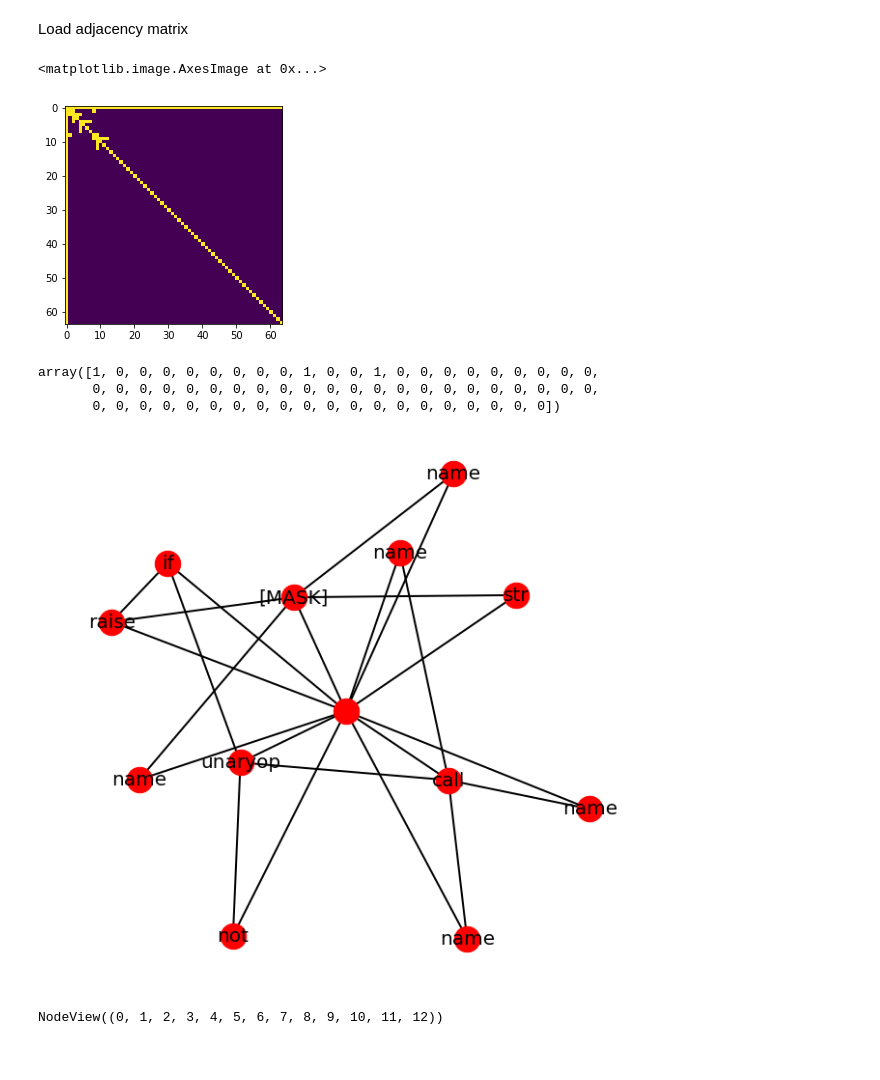
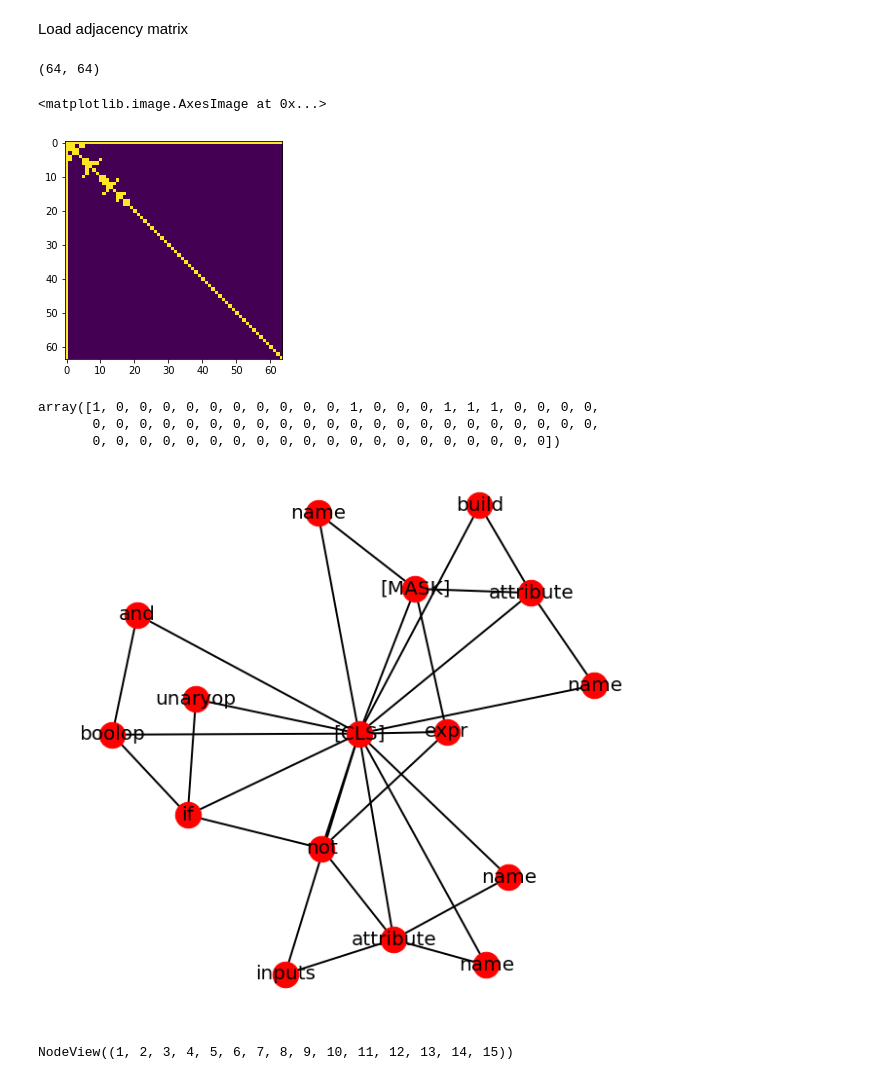
Before and after one commit to dtsbourg/BiFocalE, a Jupyter notebook: notebook/Inspect Attention.ipynb, the cells around one changed output. Drawn from its saved outputs; the diff is of its cells as text; code cells hidden in the pictures.

```diff
--- a/notebook/Inspect Attention.ipynb
+++ b/notebook/Inspect Attention.ipynb
@@ -14,6 +14,6 @@ path = '../sparse/cls_output/attention_results.tsv'
 # %% [markdown]
 Load vocabulary
 # %%
-vocab = pd.read_csv('../sparse/vocab-code.txt', header=None)
+vocab = pd.read_csv('../sparse/sparse_tmp_vocab-code.txt', header=None)
 vocab.shape
 # %% [output]
@@ -21,7 +21,7 @@ vocab.shape
 # %% [markdown]
 Load predictions results
 # %%
-results_df = pd.read_csv('../funcname_magret/pretraining_output/eval_results_masked_lm.txt')
+results_df = pd.read_csv('../sparse/pretraining_output-100k/eval_results_masked_lm.txt')
 results_df.head(10)
 # %% [output]
 |  | masked_lm_predictions | label_ids | masked_lm_positions | 0 | 1 | 2 | 3 | 4 | ... |
@@ -85,17 +106,23 @@ Load adjacency matrix
+# %%
+m = io.mmread('../sparse/adj/'+str(0)+'_sparse_mlm_split_magret_adj_val.mtx')
+A = m.toarray()
+A.shape
+# %% [output]
+(64, 64)
 # %%
-adj_df = pd.read_csv('../funcname_magret/cls_with_funcsplit_magret_adj_single.txt', header=None)
-A = np.asarray(adj_df)
+#adj_df = pd.read_csv('../funcname_magret/cls_with_funcsplit_magret_adj_single.txt', header=None)
+#A = np.asarray(adj_df)
 # %%
 import networkx as nx
 # %%
 plt.imshow(A)
 # %% [output]
 <matplotlib.image.AxesImage at 0x...>
-[figure, old version]
+[figure, new version]
 # %%
 A[emb_len-1,:]
 # %% [output]
-array([1, 0, 0, 0, 0, 0, 0, 0, 0, 1, 0, 0, 1, 0, 0, 0, 0, 0, 0, 0, 0, 0,
+array([1, 0, 0, 0, 0, 0, 0, 0, 0, 0, 0, 1, 0, 0, 0, 1, 1, 1, 0, 0, 0, 0,
        0, 0, 0, 0, 0, 0, 0, 0, 0, 0, 0, 0, 0, 0, 0, 0, 0, 0, 0, 0, 0, 0,
        0, 0, 0, 0, 0, 0, 0, 0, 0, 0, 0, 0, 0, 0, 0, 0, 0, 0, 0, 0])
 # %%
@@ -104,18 +131,18 @@ G=nx.from_numpy_matrix(A[:emb_len,:emb_len])
 # %%
 plt.figure(figsize=(10,10))
 pos = nx.spring_layout(G)  # positions for all nodes
 # nodes
 nx.draw_networkx_nodes(G, pos, node_size=700)
 # edges
 nx.draw_networkx_edges(G, pos, width=2)
 # labels
-nx.draw_networkx_labels(G, pos, labels=dict(zip(range(1,emb_len),pred_str[1:emb_len])), font_size=20, font_family='sans-serif')
+nx.draw_networkx_labels(G, pos, labels=dict(zip(range(emb_len),pred_str[:emb_len])), font_size=20, font_family='sans-serif')
 
 plt.axis('off')
 plt.show()
 # %% [output]
-[figure, old version]
+[figure, new version]
 # %%
 G.nodes()
 # %% [output]
-NodeView((0, 1, 2, 3, 4, 5, 6, 7, 8, 9, 10, 11, 12))
+NodeView((1, 2, 3, 4, 5, 6, 7, 8, 9, 10, 11, 12, 13, 14, 15))
```
Also changed, not shown: parts of 11 cells of this notebook, 3 other files.
